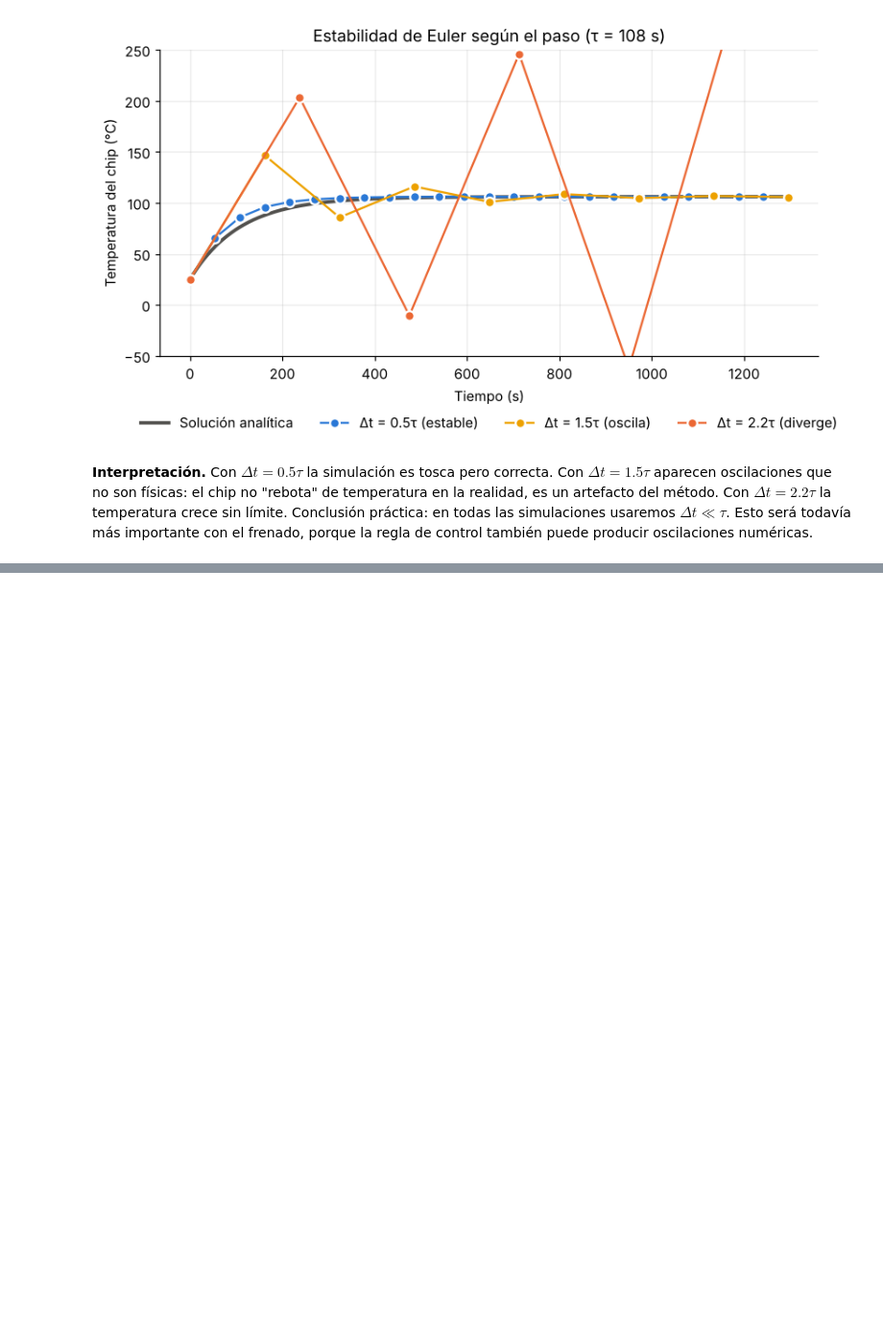
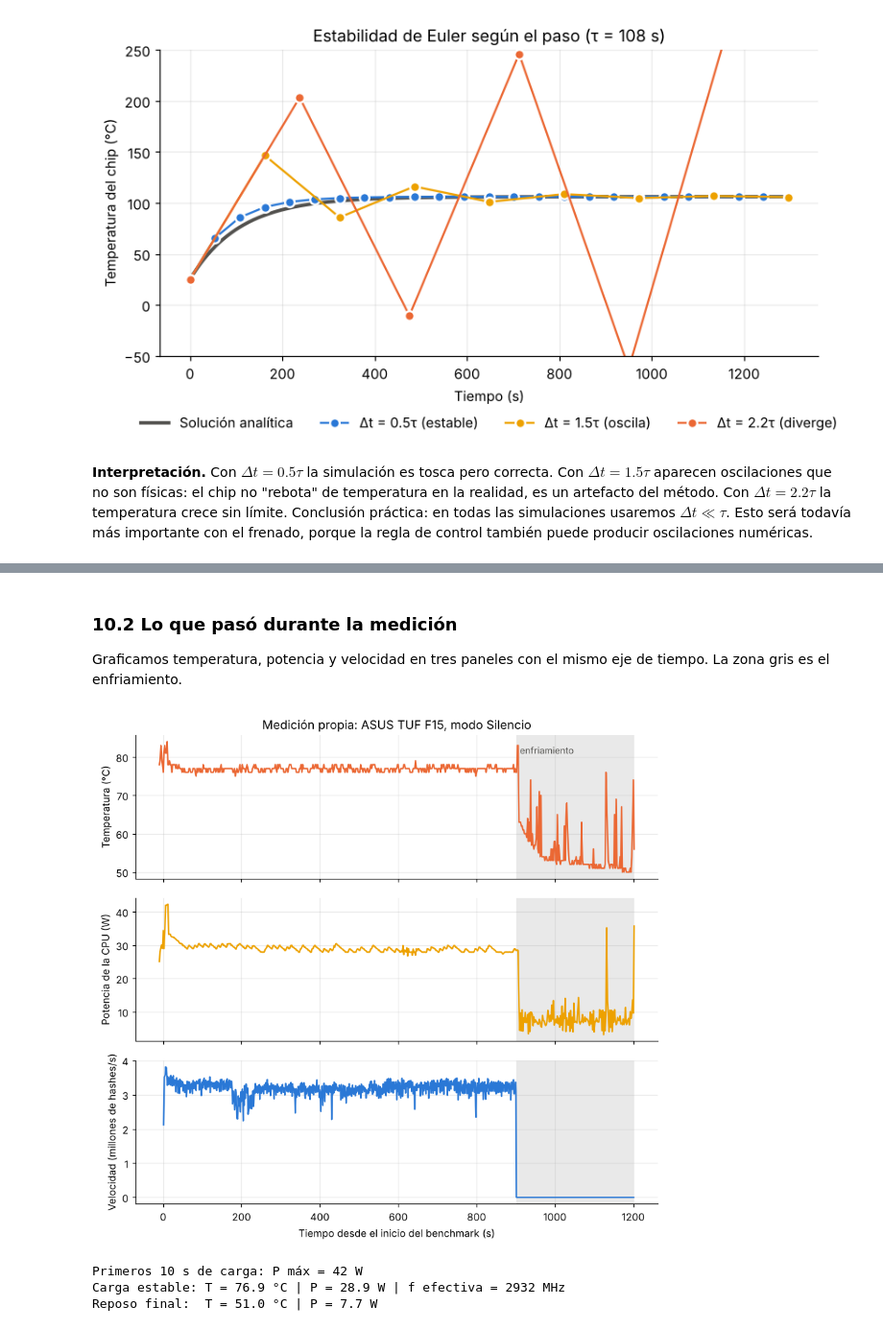
Before and after one commit to Byrojito/Proyecto_f-sicaA, a Jupyter notebook: proyecto.ipynb, the cells around one changed output, grey strips where cells are left out. Shown at 96% size. Drawn from its saved outputs; the diff is of its cells as text; code cells hidden in the pictures; blank space fills up the shorter version.

Commit message:
Fase 3: medición propia en modo Silencio y ajuste de la curva de enfriamiento

```diff
--- a/proyecto.ipynb
+++ b/proyecto.ipynb
@@ -277,0 +321,33 @@ plt.show()
+# %% [markdown]
+### 10.2 Lo que pasó durante la medición
+
+Graficamos temperatura, potencia y velocidad en tres paneles con el mismo eje de tiempo. La zona gris es el enfriamiento.
+# %%
+fig, ejes = plt.subplots(3, 1, figsize=(8, 7.5), sharex=True)
+paneles = [
+    (hw["t"], hw["T"], "Temperatura (°C)", NARANJA),
+    (hw["t"], hw["P"], "Potencia de la CPU (W)", AMARILLO),
+    (bm["t"][1:], bm["tasa"][1:] / 1e6, "Velocidad (millones de hashes/s)", AZUL),
+]
+for ax, (t, y, etiqueta, color) in zip(ejes, paneles):
+    ax.axvspan(t_fin_carga, bm["t"].max(), color=GRIS, alpha=0.12, lw=0)
+    ax.plot(t, y, color=color, lw=1.5)
+    ax.set_ylabel(etiqueta)
+ejes[0].text(t_fin_carga + 10, ejes[0].get_ylim()[1] * 0.97, "enfriamiento", color=GRIS, va="top", fontsize=9)
+ejes[-1].set_xlabel("Tiempo desde el inicio del benchmark (s)")
+ejes[0].set_title("Medición propia: ASUS TUF F15, modo Silencio")
+fig.tight_layout()
+fig.savefig("figuras/medicion_silencio.png", dpi=200)
+plt.show()
+
+carga = (hw["t"] > 60) & (hw["t"] < t_fin_carga)
+reposo = hw["t"] > bm["t"].max() - 100
+print("Primeros 10 s de carga: P máx = %.0f W" % hw["P"][(hw["t"] > 0) & (hw["t"] < 12)].max())
+print("Carga estable: T = %.1f °C | P = %.1f W | f efectiva = %.0f MHz"
+      % (hw["T"][carga].mean(), hw["P"][carga].mean(), hw["f"][carga].mean()))
+print("Reposo final:  T = %.1f °C | P = %.1f W" % (np.median(hw["T"][reposo]), np.median(hw["P"][reposo])))
+# %% [output]
+[figure, added]
+Primeros 10 s de carga: P máx = 42 W
+Carga estable: T = 76.9 °C | P = 28.9 W | f efectiva = 2932 MHz
+Reposo final:  T = 51.0 °C | P = 7.7 W
```
Also changed, not shown: parts of 10 cells of this notebook, 6 other files.
